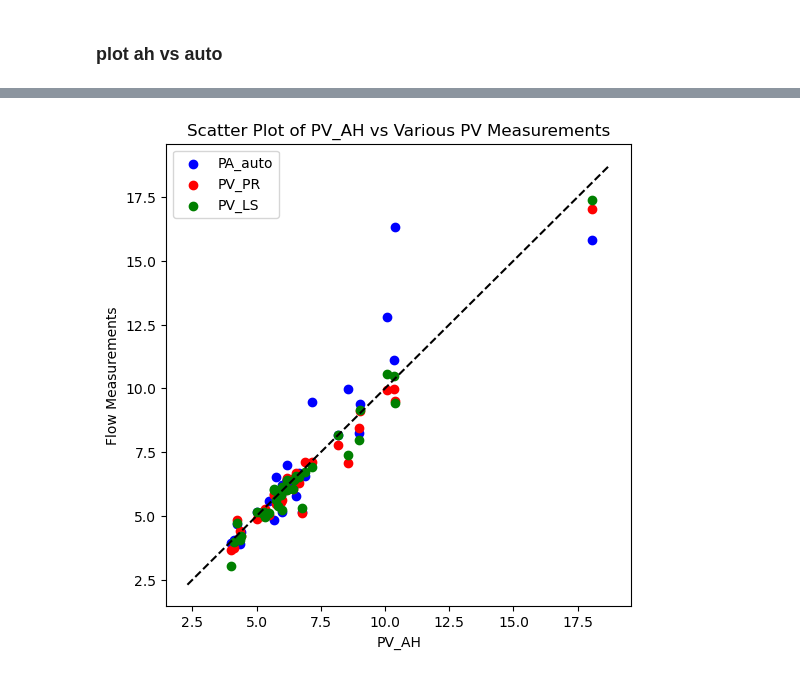
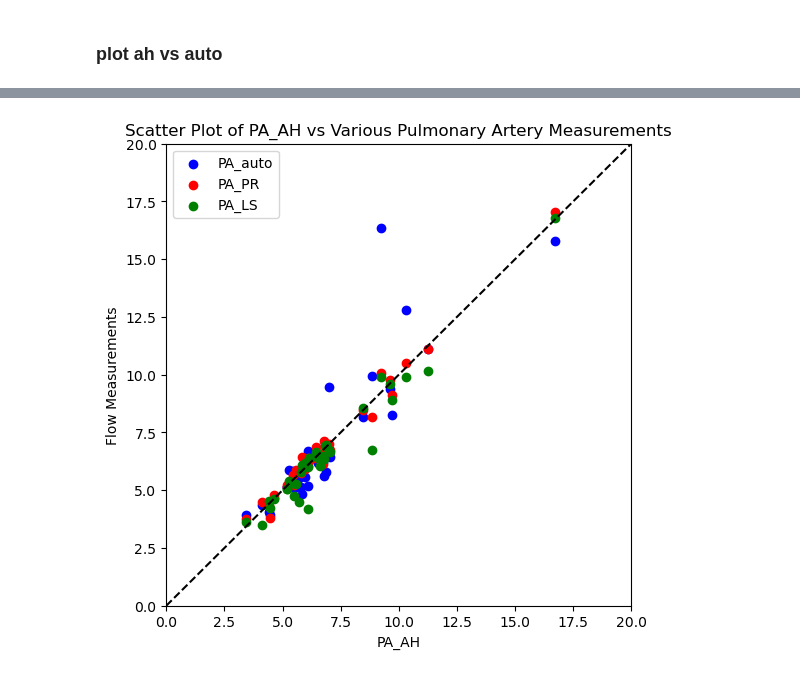
Before and after one commit to AiDALabUCSD/auto-flow_pipeline, a Jupyter notebook: src/notebooks/auto_v_human.ipynb, the cells around one changed output, grey strips where cells are left out. Cells and saved outputs as stored; diff of their text form; code cells hidden in the pictures.

```diff
--- a/src/notebooks/auto_v_human.ipynb
+++ b/src/notebooks/auto_v_human.ipynb
@@ -166,48 +197,28 @@ plt.show()
 # %%
 import matplotlib.pyplot as plt
 
 plt.figure(figsize=(6, 6))  # Make the plot square
 
 # Scatter plots for each y-column
 plt.scatter(df_ge['PA_AH'], df_ge['PA_auto'], color='blue',  label='PA_auto')
 plt.scatter(df_ge['PA_AH'], df_ge['PA_PR'],   color='red',   label='PA_PR')
 plt.scatter(df_ge['PA_AH'], df_ge['PA_LS'],   color='green', label='PA_LS')
+plt.xlim(0, 20)
+plt.ylim(0, 20)
 
 # Labels and legend
 plt.xlabel('PA_AH')
 plt.ylabel('Flow Measurements')
 plt.title('Scatter Plot of PA_AH vs Various Pulmonary Artery Measurements')
 plt.legend()
 
 # Add a dashed diagonal line of slope 1
 xlim = plt.xlim()
 ylim = plt.ylim()
 min_val = min(xlim[0], ylim[0])
 max_val = max(xlim[1], ylim[1])
 plt.plot([min_val, max_val], [min_val, max_val], '--', color='black')
 
 plt.show()
+# %% [output]
+[figure, added]
-# %%
-import matplotlib.pyplot as plt
-
-plt.figure(figsize=(6, 6))  # Make the plot square
-
-plt.scatter(df_ge['PV_AH'], df_ge['PA_auto'], color='blue',  label='PA_auto')
-plt.scatter(df_ge['PV_AH'], df_ge['PV_PR'],   color='red',   label='PV_PR')
-plt.scatter(df_ge['PV_AH'], df_ge['PV_LS'],   color='green', label='PV_LS')
-
-plt.xlabel('PV_AH')
-plt.ylabel('Flow Measurements')
-plt.title('Scatter Plot of PV_AH vs Various PV Measurements')
-plt.legend()
-
-# Add a dashed diagonal line of slope 1
-xlim = plt.xlim()
-ylim = plt.ylim()
-min_val = min(xlim[0], ylim[0])
-max_val = max(xlim[1], ylim[1])
-plt.plot([min_val, max_val], [min_val, max_val], '--', color='black')
-
-plt.show()
-# %% [output]
-[figure, removed]
```
Also changed, not shown: parts of 4 cells of this notebook.
